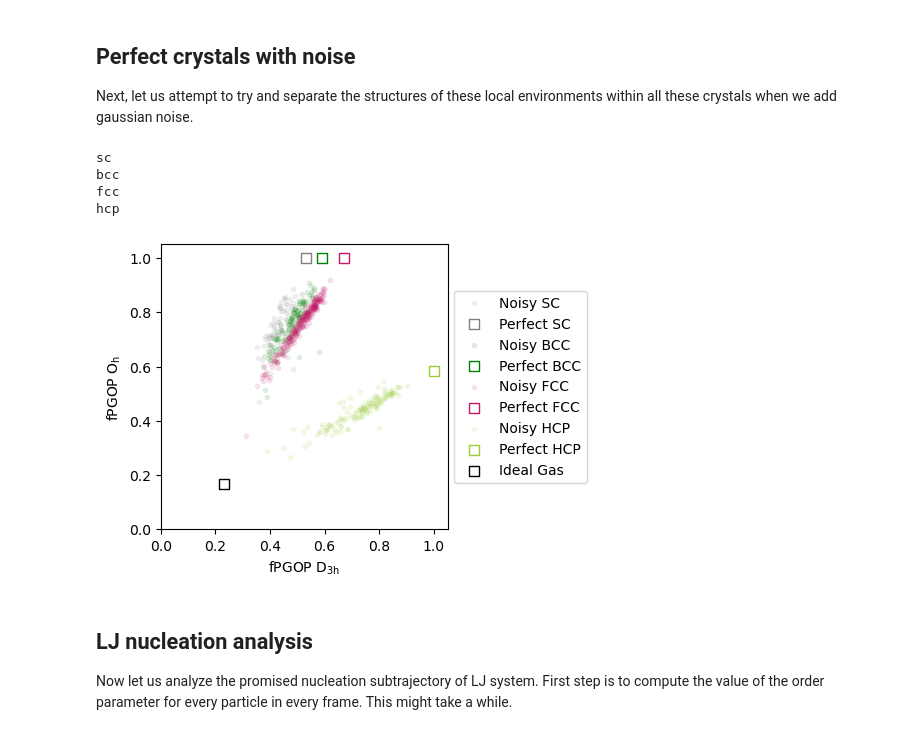
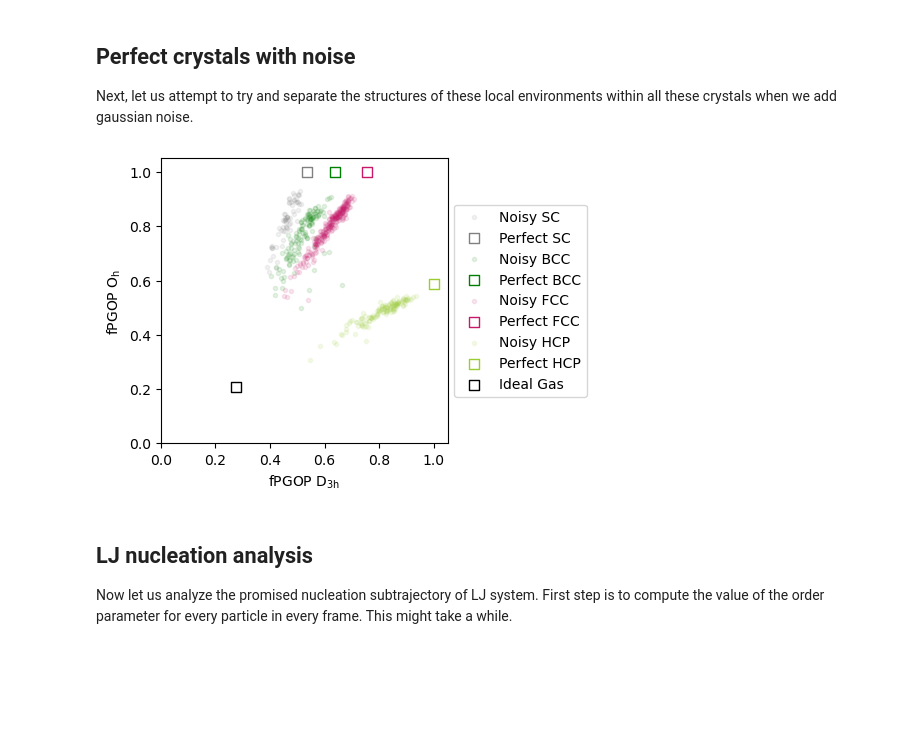
Before and after one commit to glotzerlab/spatula, a Jupyter notebook: docs/source/PGOP_example.ipynb, the cells around one changed output. Saved outputs shown, nothing was run; the diff lists cells and outputs as text; code cells hidden in the pictures; blank space fills up the shorter version.

Commit message:
update example with RAD neighbors and run all cells

```diff
--- a/docs/source/PGOP_example.ipynb
+++ b/docs/source/PGOP_example.ipynb
@@ -23,11 +23,12 @@ let us attempt to compute their PGOP values.
 # %%
 import warnings
 
-warnings.filterwarnings("ignore")
 import freud
 import numpy as np
 
 import spatula
+
+warnings.filterwarnings("ignore")
 
 crystal_systems = {}
 # create crystal systems
@@ -46,16 +47,22 @@ crystal_symmetries = {"sc": "Oh", "bcc": "Oh", "fcc": "Oh", "hcp": "D3h"}
 optimizer = spatula.optimize.Union.with_step_gradient_descent(
     spatula.optimize.Mesh.from_grid()
 )
-sigma = 0.0675
+sigma = 0.075
 # create pgop object that computes both symmetries
 pgop_compute = spatula.PGOP(symmetries=["Oh", "D3h"], optimizer=optimizer)
+# neighbor list
+rad = freud.locality.FilterRAD(
+    terminate_after_blocked=True, allow_incomplete_shell=True
+)
 # symmetry ordering for printing
 symmetry_order = {"Oh": 0, "D3h": 1}
 perfect_crystal = {}
 for crystal in crystal_systems:
-    # compute pgop for each system
+    # compute pgop for each system using rad neighbor list
     pgop_compute.compute(
-        crystal_systems[crystal], sigma, {"r_max": 1.1, "exclude_ii": True}
+        crystal_systems[crystal],
+        sigma,
+        rad.compute(crystal_systems[crystal]).filtered_nlist,
     )
     # Print the mean order parameter for the correct symmetry for each crystal.
     mean_order = np.mean(
@@ -63,6 +70,7 @@ for crystal in crystal_systems:
     )
     perfect_crystal[crystal] = np.mean(pgop_compute.order, axis=0)
     print(
-        f"{crystal} crystal, PGOP for {crystal_symmetries[crystal]} symmetry: {mean_order}"
+        f"{crystal} crystal, PGOP for {crystal_symmetries[crystal]} symmetry: "
+        f"{mean_order}"
     )
 # %% [output]
@@ -86,7 +94,7 @@ crystal_colors_single = {
     "hcp": "yellowgreen",
 }
 # crystal noise
-S = 0.03
+S = 0.0325
 # create crystal systems
 crystal_systems_with_noise["sc"] = freud.data.UnitCell.sc().generate_system(
     4, sigma_noise=S
@@ -109,16 +117,21 @@ crystal_symmetries = {"sc": "Oh", "bcc": "Oh", "fcc": "Oh", "hcp": "D3h"}
 optimizer = spatula.optimize.Union.with_step_gradient_descent(
     spatula.optimize.Mesh.from_grid()
 )
-sigma = 0.0675
+sigma = 0.075
 # create pgop object that computes both symmetries
 pgop_compute = spatula.PGOP(symmetries=["Oh", "D3h"], optimizer=optimizer)
+rad = freud.locality.FilterRAD(
+    terminate_after_blocked=True, allow_incomplete_shell=True
+)
 # symmetry ordering for printing
 symmetry_order = {"Oh": 0, "D3h": 1}
 noisy_crystal = {}
 for crystal in crystal_systems:
     # compute pgop for each system
     pgop_compute.compute(
-        crystal_systems_with_noise[crystal], sigma, {"r_max": 1.1, "exclude_ii": True}
+        crystal_systems_with_noise[crystal],
+        sigma,
+        rad.compute(crystal_systems_with_noise[crystal]).filtered_nlist,
     )
     noisy_crystal[crystal] = pgop_compute.order
 ideal_gas_system = freud.data.make_random_system(4, 256)
@@ -130,7 +143,6 @@ x_min, x_max = 0, 1
 y_min, y_max = 0, 1
 
 for crystal in perfect_crystal:
-    print(crystal)
     x = np.array(noisy_crystal[crystal][:, 1])
     y = np.array(noisy_crystal[crystal][:, 0])
     ax.scatter(
@@ -140,38 +152,34 @@ for crystal in perfect_crystal:
         c=crystal_colors_single[crystal],
         label=f"Noisy {crystal.upper()}",
         alpha=0.1,
     )
     ax.set_xlim(0, 1.05)
     ax.set_ylim(0, 1.05)
     ax.scatter(
         perfect_crystal[crystal][1],
         perfect_crystal[crystal][0],
         label=f"Perfect {crystal.upper()}",
         edgecolors=crystal_colors_single[crystal],
         marker="s",
         s=50,
         facecolors="white",
     )
 ax.scatter(
     ideal_gas_coordinate[1],
     ideal_gas_coordinate[0],
     label="Ideal Gas",
     edgecolors="black",
     marker="s",
     s=50,
     facecolors="white",
 )
 ax.set_xlabel(r"fPGOP $\mathregular{D_{3h}}$")
 ax.set_ylabel(r"fPGOP $\mathregular{O_h}$")
 # plot legend outside of plot
 ax.legend(loc="center left", bbox_to_anchor=(1, 0.5))
 plt.show()
 # %% [output]
-sc
-bcc
-fcc
-hcp
-[figure, old version]
+[figure, new version]
 # %% [markdown]
 ## LJ nucleation analysis
 
```
Also changed, not shown: parts of 4 cells of this notebook.
